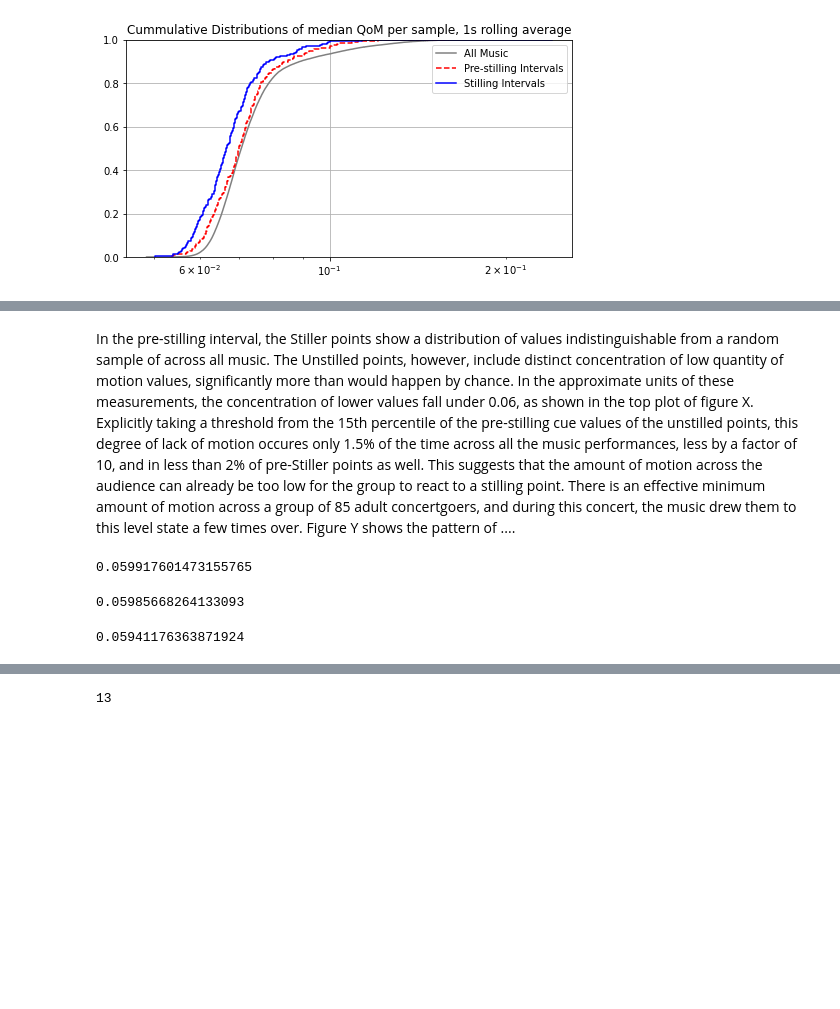
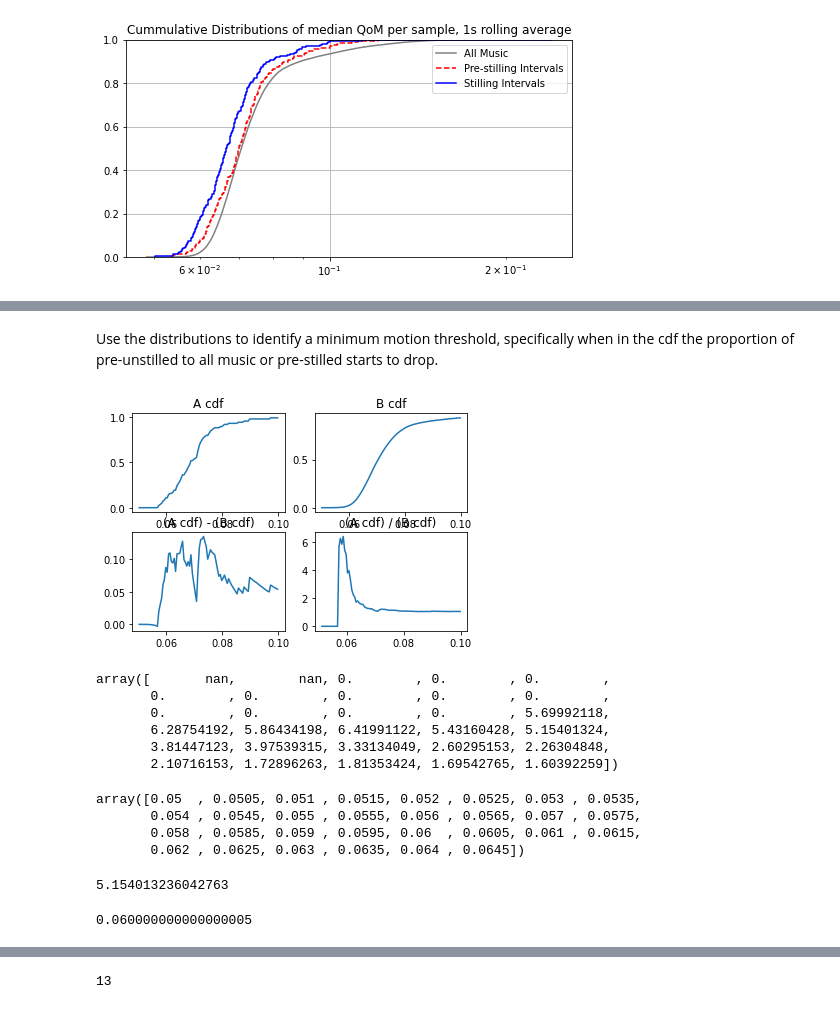
Before and after one commit to finn42/StillingResponse_CopenML, a Jupyter notebook: Stilling_Paperplots.ipynb, the cells around one changed output, grey strips where cells are left out. Saved outputs shown, nothing was run; the diff lists cells and outputs as text; code cells hidden in the pictures; blank space fills up the shorter version.

```diff
--- a/Stilling_Paperplots.ipynb
+++ b/Stilling_Paperplots.ipynb
@@ -1090,18 +1114,61 @@ KS stat =  0.15  p =  0.037
-# %% [markdown]
-In the pre-stilling interval, the Stiller points show a distribution of values indistinguishable from a random sample of across all music. The Unstilled points, however, include distinct concentration of low quantity of motion values, significantly more than would happen by chance. In the approximate units of these measurements, the concentration of lower values fall under 0.06, as shown in the top plot of figure X. Explicitly taking a threshold from the 15th percentile of the pre-stilling cue values of the unstilled points, this degree of lack of motion occures only 1.5% of the time across all the music performances, less by a factor of 10, and in less than 2% of pre-Stiller points as well. This suggests that the amount of motion across the audience can already be too low for the group to react to a stilling point. There is an effective minimum amount of motion across a group of 85 adult concertgoers, and during this concert, the music drew them to this level state a few times over. Figure Y shows the pattern of ....
-# %%
-Already_still_Thresh = medianQM_Roll[medianQM_Roll.notna()].quantile(0.02)
-Already_still_Thresh
-# %% [output]
-0.059917601473155765
-# %%
-Already_still_Thresh = Part_Still.loc[:,'QoMmedian_post'].quantile(0.2)
-Already_still_Thresh
-# %% [output]
-0.05985668264133093
-# %%
-# threshold used, though the rest are very similar. make sense to use the pre unstilled distribution value.
-Already_still_Thresh = Part_UnStill.loc[:,'QoMmedian_pre'].quantile(0.15)
-Already_still_Thresh
-# %% [output]
-0.05941176363871924
+# %% [markdown]
+Use the distributions to identify a minimum motion threshold, specifically when in the cdf the proportion of pre-unstilled to all music or pre-stilled starts to drop.
+# %%
+# Calculate cdfs of A and B
+nbin = 100
+Apdf, edges = np.histogram(Part_UnStill.loc[:,'QoMmedian_post'], bins=nbin, range=(0.05, 0.10))
+Bpdf, edges = np.histogram(medianQM_Roll[medianQM_Roll.notna()], bins=nbin, range=(0.05, 0.10))
+# dfABpdf, edges = np.histogram(dfAB, bins=nbin, range=(-plotrange, plotrange))
+xrng = (edges[0:-1] + edges[1:]) / 2
+
+Acdf = np.cumsum(Apdf) / len(Part_UnStill.loc[:,'QoMmedian_post'])
+Bcdf = np.cumsum(Bpdf) / len(medianQM_Roll[medianQM_Roll.notna()])
+# dfABcdf = np.cumsum(map(float,dfABpdf)) / ndraws
+
+# Plot cdfs and differences of cdfs
+fig = plt.figure()
+ax1 = fig.add_subplot(2,2,1)
+ax1.plot(xrng, Acdf)
+ax1.set_title("A cdf")
+
+ax2 = fig.add_subplot(2,2,2)
+ax2.plot(xrng, Bcdf)
+ax2.set_title("B cdf")
+
+ax3 = fig.add_subplot(2,2,3)
+ax3.plot(xrng, Acdf - Bcdf)
+ax3.set_title("(A cdf) - (B cdf)")
+
+diffed = Acdf/Bcdf
+ax4 = fig.add_subplot(2,2,4)
+ax4.plot(xrng[~np.isnan(diffed)], diffed[~np.isnan(diffed)])
+ax4.set_title("(A cdf) / (B cdf)")
+
+plt.show()
+# %% [output]
+[figure, added]
+# %%
+diffed[:30]
+# %% [output]
+array([       nan,        nan, 0.        , 0.        , 0.        ,
+       0.        , 0.        , 0.        , 0.        , 0.        ,
+       0.        , 0.        , 0.        , 0.        , 5.69992118,
+       6.28754192, 5.86434198, 6.41991122, 5.43160428, 5.15401324,
+       3.81447123, 3.97539315, 3.33134049, 2.60295153, 2.26304848,
+       2.10716153, 1.72896263, 1.81353424, 1.69542765, 1.60392259])
+# %%
+edges[:30]
+# %% [output]
+array([0.05  , 0.0505, 0.051 , 0.0515, 0.052 , 0.0525, 0.053 , 0.0535,
+       0.054 , 0.0545, 0.055 , 0.0555, 0.056 , 0.0565, 0.057 , 0.0575,
+       0.058 , 0.0585, 0.059 , 0.0595, 0.06  , 0.0605, 0.061 , 0.0615,
+       0.062 , 0.0625, 0.063 , 0.0635, 0.064 , 0.0645])
+# %%
+diffed[19]
+# %% [output]
+5.154013236042763
+# %%
+Already_still_Thresh = edges[19+1]
+Already_still_Thresh
+# %% [output]
+0.060000000000000005
```
Also changed, not shown: parts of 17 cells of this notebook, 16 other files.
